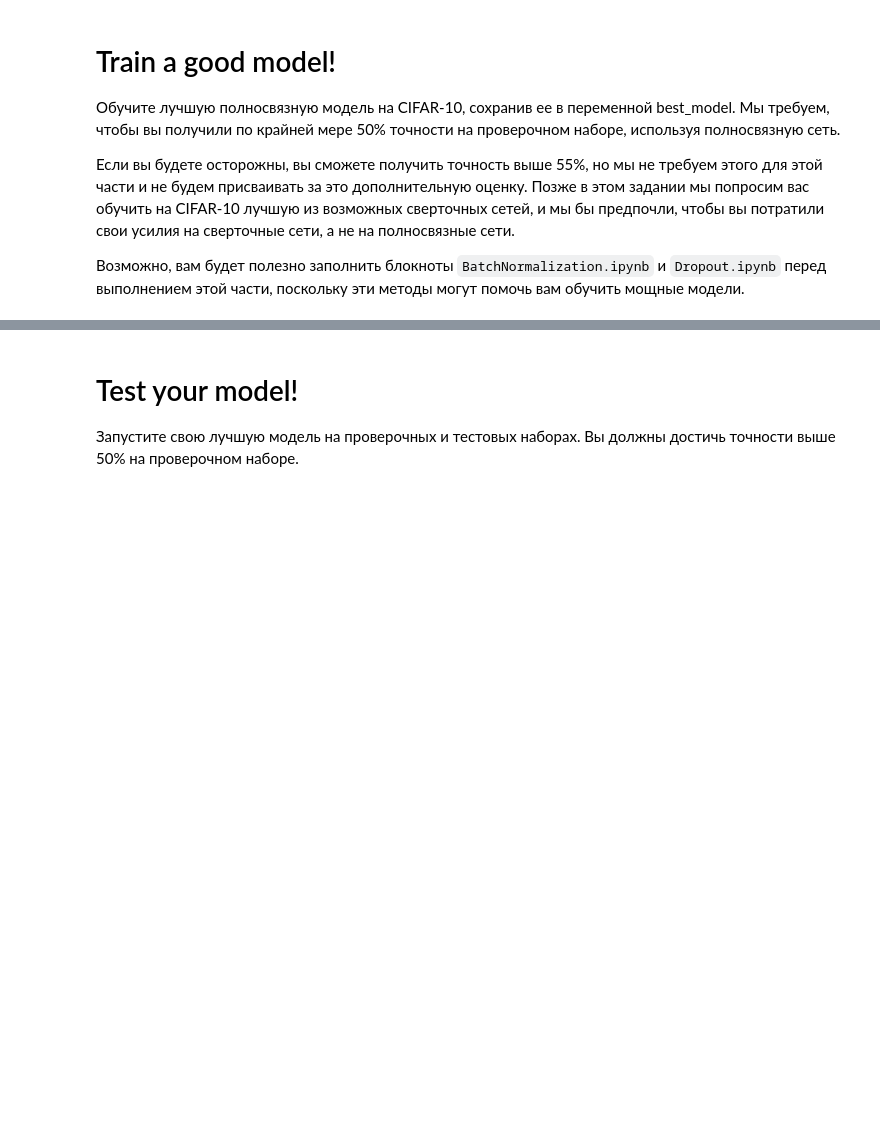
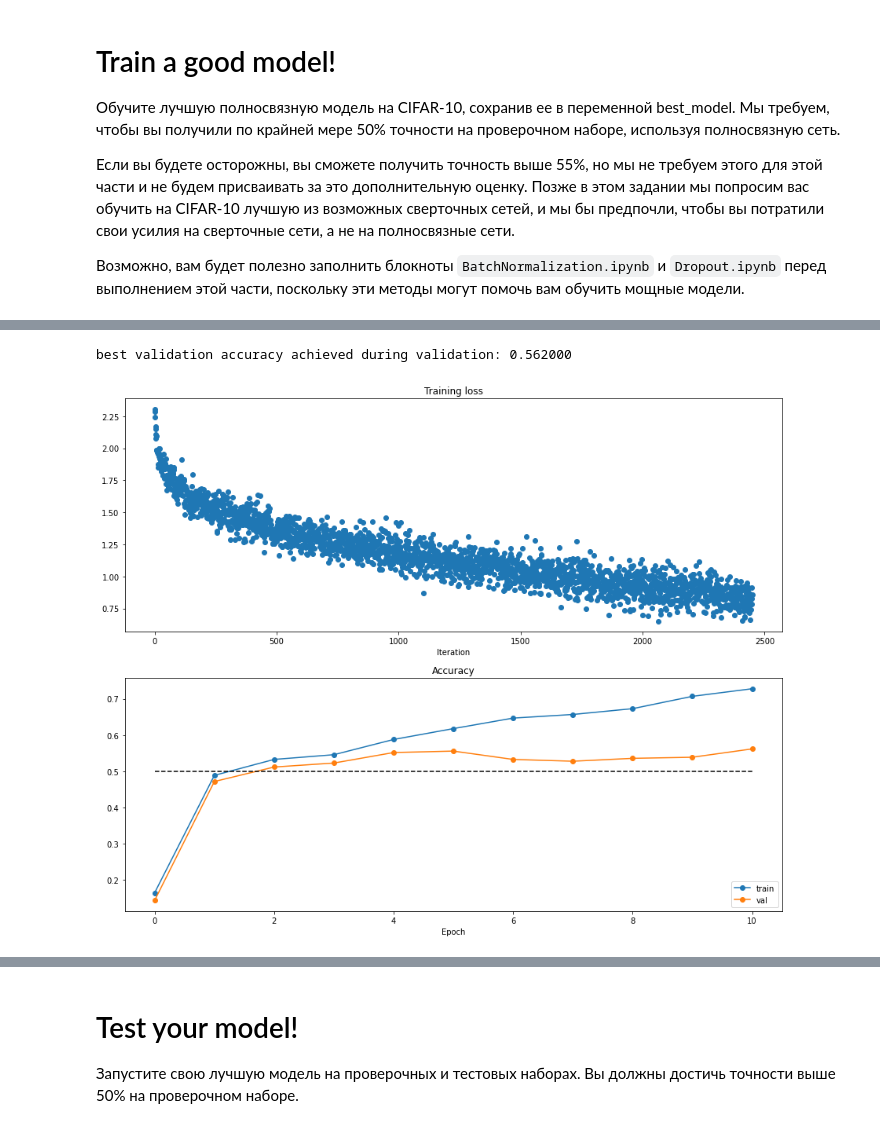
Before and after one commit to exp20/cs231n, a Jupyter notebook: assignment2/FullyConnectedNets.ipynb, the cells around one changed output, grey strips where cells are left out. Saved outputs shown, nothing was run; the diff lists cells and outputs as text; code cells hidden in the pictures; blank space fills up the shorter version.

```diff
--- a/assignment2/FullyConnectedNets.ipynb
+++ b/assignment2/FullyConnectedNets.ipynb
@@ -890,0 +959,21 @@ pass
+# %%
+print('best validation accuracy achieved during validation: %f' % best_val_acc)
+# %% [output]
+best validation accuracy achieved during validation: 0.562000
+# %%
+plt.subplot(2, 1, 1)
+plt.title('Training loss')
+plt.plot(solver_best_model.loss_history, 'o')
+plt.xlabel('Iteration')
+
+plt.subplot(2, 1, 2)
+plt.title('Accuracy')
+plt.plot(solver_best_model.train_acc_history, '-o', label='train')
+plt.plot(solver_best_model.val_acc_history, '-o', label='val')
+plt.plot([0.5] * len(solver_best_model.val_acc_history), 'k--')
+plt.xlabel('Epoch')
+plt.legend(loc='lower right')
+plt.gcf().set_size_inches(15, 12)
+plt.show()
+# %% [output]
+[figure, added]
```
Also changed, not shown: parts of 12 cells of this notebook, 3 other files.
